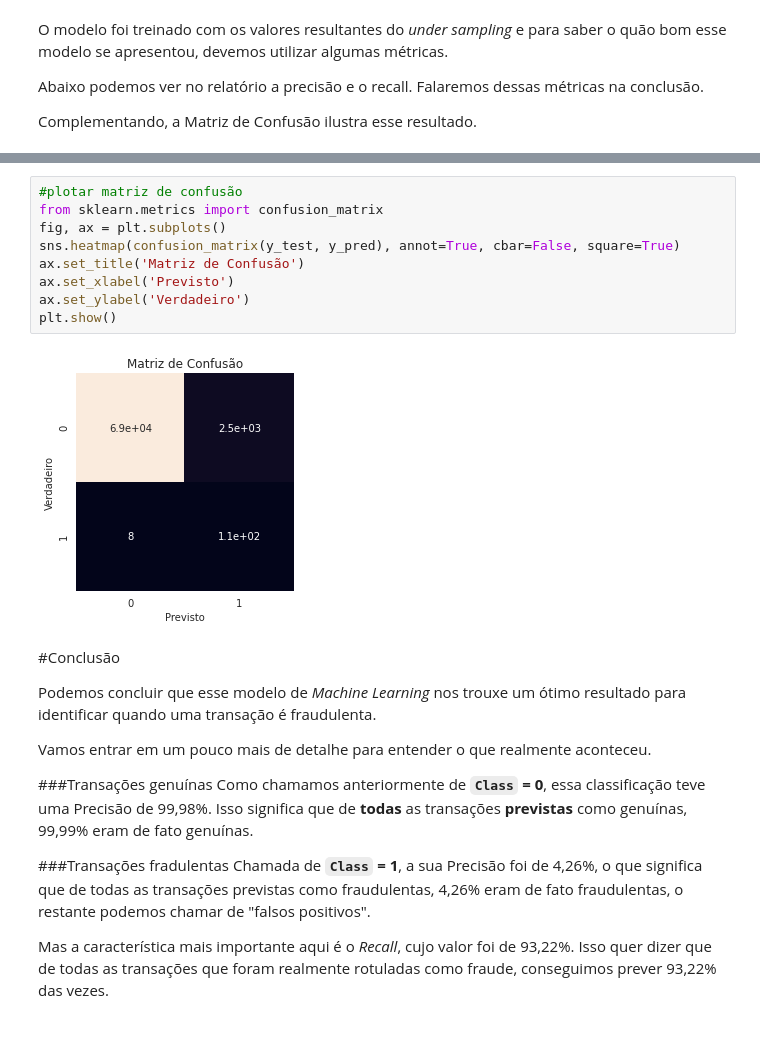
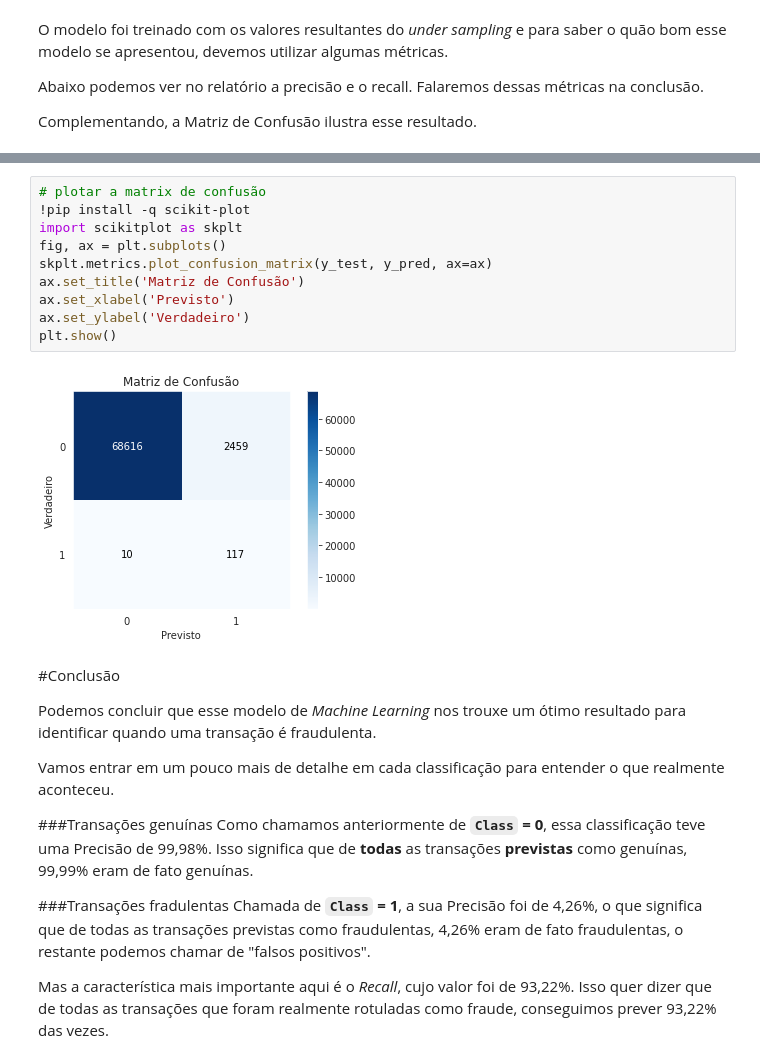
Before and after one commit to lucas-tebet/data_science, a Jupyter notebook: PROJETO_Detecção_de_fraudes_em_cartões_de_crédito.ipynb, the cells around one changed output, grey strips where cells are left out. Cells and saved outputs as stored; diff of their text form; blank space fills up the shorter version.

```diff
--- a/PROJETO_Detecção_de_fraudes_em_cartões_de_crédito.ipynb
+++ b/PROJETO_Detecção_de_fraudes_em_cartões_de_crédito.ipynb
@@ -196,20 +196,21 @@ weighted avg     0.9983    0.9652    0.9808     71202
 # %%
-#plotar matriz de confusão
-from sklearn.metrics import confusion_matrix
+# plotar a matrix de confusão
+!pip install -q scikit-plot
+import scikitplot as skplt
 fig, ax = plt.subplots()
-sns.heatmap(confusion_matrix(y_test, y_pred), annot=True, cbar=False, square=True)
+skplt.metrics.plot_confusion_matrix(y_test, y_pred, ax=ax)
 ax.set_title('Matriz de Confusão')
 ax.set_xlabel('Previsto')
 ax.set_ylabel('Verdadeiro')
 plt.show()
 # %% [output]
-[figure, old version]
+[figure, new version]
 # %% [markdown]
 #Conclusão
 
 Podemos concluir que esse modelo de *Machine Learning* nos trouxe um ótimo resultado para identificar quando uma transação é fraudulenta.
 
-Vamos entrar em um pouco mais de detalhe para entender o que realmente aconteceu.
+Vamos entrar em um pouco mais de detalhe em cada classificação para entender o que realmente aconteceu.
 
 ###Transações genuínas
 Como chamamos anteriormente de **`Class` = 0**, essa classificação teve uma Precisão de 99,98%. Isso significa que de **todas** as transações **previstas** como genuínas, 99,99% eram de fato genuínas.
```
Also changed, not shown: parts of 2 cells of this notebook.
